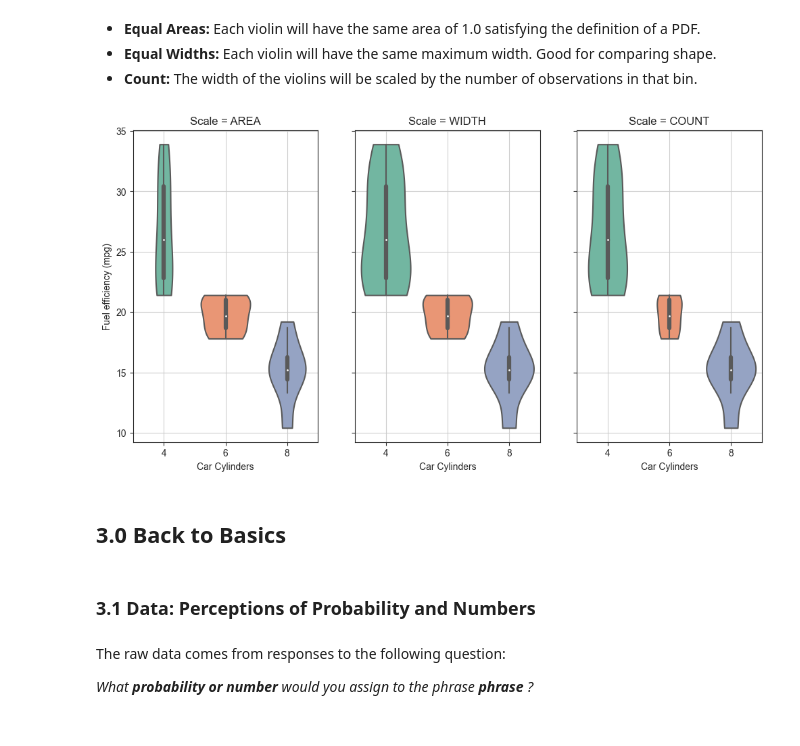
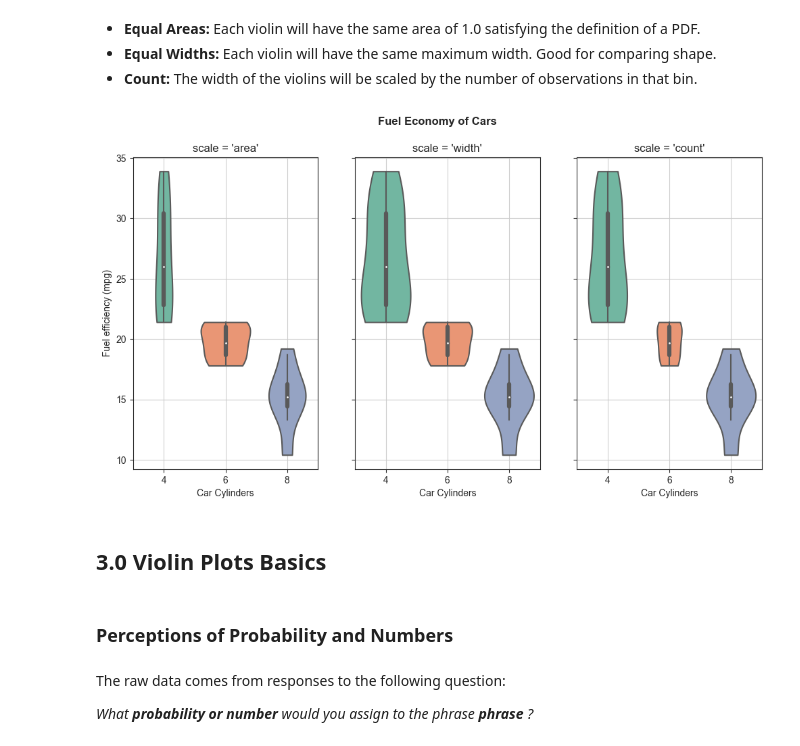
Before and after one commit to LorenzoPeve/Data-Viz, a Jupyter notebook: 04_Visualizing_Distributions/Violin and Ridgeline plots.ipynb, the cells around one changed output. Cells and saved outputs as stored; diff of their text form; code cells hidden in the pictures.

```diff
--- a/04_Visualizing_Distributions/Violin and Ridgeline plots.ipynb
+++ b/04_Visualizing_Distributions/Violin and Ridgeline plots.ipynb
@@ -43,26 +49,27 @@ Each violin is just a reflected density plot, and there is no other axis where t
 # %%
 sns.set_style("ticks")
 
 def plot_violin(scale, ax):
     ax = sns.violinplot(data = cars, x = "cyl", y = 'mpg',
                         palette = 'Set2', ax = ax, cut=0, scale = scale)
     ax.set_ylabel('')
     ax.set_xlabel('Car Cylinders')
-    ax.set_title('Scale = ' + scale.upper())
+    ax.set_title('scale = ' + "'" + scale + "'")
     ax.grid()
     return ax
 
 fig, ax = plt.subplots(1, 3, figsize = (12,6), sharey = True)
 for ax_i, scale in zip(ax.flatten(), ['area', 'width', 'count']):
     plot_violin(scale, ax_i,)
 
 ax[0].set_ylabel('Fuel efficiency (mpg)');
+plt.suptitle('Fuel Economy of Cars', fontweight= 'bold');
 # %% [output]
-[figure, old version]
+[figure, new version]
 # %% [markdown]
-## 3.0 Back to Basics
+## 3.0 Violin Plots Basics
 # %% [markdown]
-### 3.1 Data: Perceptions of Probability and Numbers
+### Perceptions of Probability and Numbers
 # %% [markdown]
 The raw data comes from responses to the following question:
 
```
Also changed, not shown: parts of 24 cells of this notebook.
